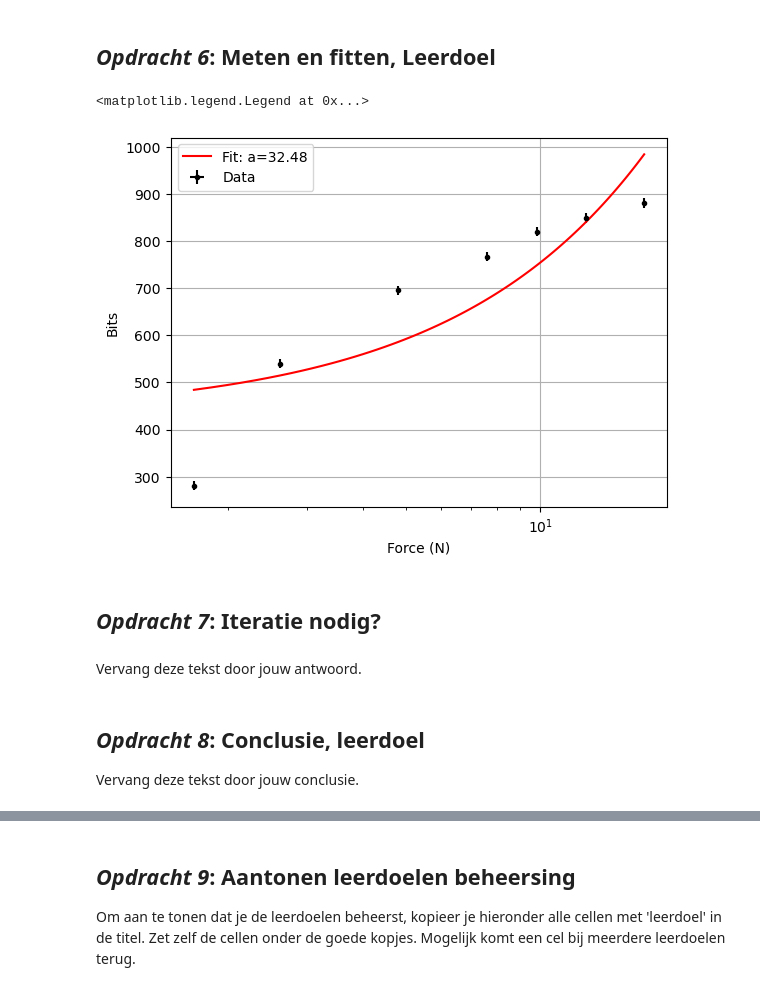
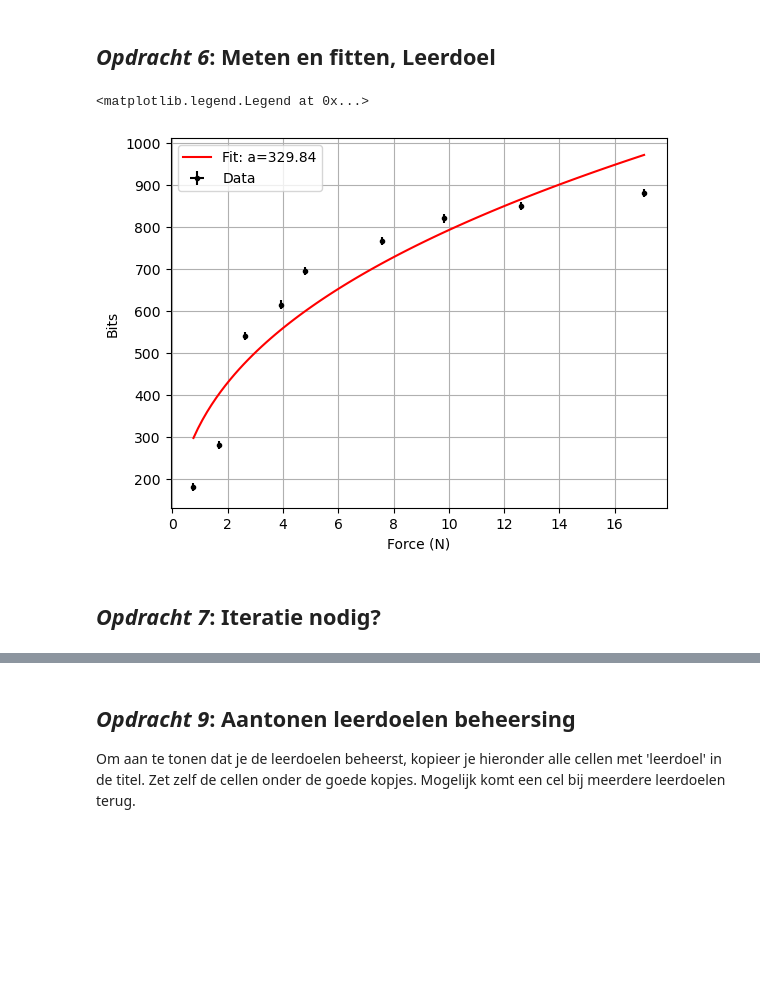
Before and after one commit to WouterAlejandro/opdrachten-DEF-D, a Jupyter notebook: FysiekeOntwerpopdrachten/1KalibreerEenSensorDigitaalAnaloog/DEFOntwerpopdracht1KalibreerEenSensorInvulTemplate.ipynb, the cells around one changed output, grey strips where cells are left out. Cells and saved outputs as stored; diff of their text form; code cells hidden in the pictures; blank space fills up the shorter version.

```diff
--- a/FysiekeOntwerpopdrachten/1KalibreerEenSensorDigitaalAnaloog/DEFOntwerpopdracht1KalibreerEenSensorInvulTemplate.ipynb
+++ b/FysiekeOntwerpopdrachten/1KalibreerEenSensorDigitaalAnaloog/DEFOntwerpopdracht1KalibreerEenSensorInvulTemplate.ipynb
@@ -73,8 +73,8 @@ import numpy as np
 import matplotlib.pyplot as plt
 from scipy.optimize import curve_fit
 # Zet hier jouw data in een voor jou handig formaat
-mass = np.array([1.25, 1.702, 0.230, 0.735, 0.965, 0.452, 0.134]) #kg
-bits = np.array([849, 881, 540, 767, 820, 695, 281]) #bits
+mass = np.array([1.25, 1.702, 0.230, 0.735, 0.965, 0.452, 0.134, 0.041, 0.364]) #kg
+bits = np.array([849, 881, 540, 767, 820, 695, 281, 182, 615]) #bits
 u_bits = 10 #bits
 u_mass = 0.0005 #kg
 m_hanger = 0.037 #kg
@@ -84,32 +84,26 @@ u_F = u_mass*g #N
 # %%
 # Plot hier de meting en fit een lijn door de metingen.
 # Maak gebruik van wat je geleerd hebt bij het practicum.
 def function(x, a, b):
-    return a*x + b
+    return a*x**b
 
 popt,pcov = curve_fit(function, F, bits)
 
 a = popt[0]
 b = popt[1]
 
 x_fit = np.linspace(min(F), max(F), 100)
 
 plt.figure()
 plt.errorbar(F, bits, xerr=u_F, yerr=u_bits, fmt='k.', label='Data')
 plt.plot(x_fit, function(x_fit, *popt), 'r-', label=f'Fit: a={a:.2f}')
 plt.xlabel('Force (N)')
-plt.xscale('log')
+
 plt.ylabel('Bits')
 plt.grid(True)
 plt.legend()
 # %% [output]
 <matplotlib.legend.Legend at 0x...>
-[figure, old version]
+[figure, new version]
 # %% [markdown]
 ## *Opdracht 7*: Iteratie nodig?
-# %% [markdown]
-Vervang deze tekst door jouw antwoord.
-# %% [markdown]
-## *Opdracht 8*: Conclusie, leerdoel
-
-Vervang deze tekst door jouw conclusie.
```
Also changed, not shown: parts of 15 cells of this notebook.
